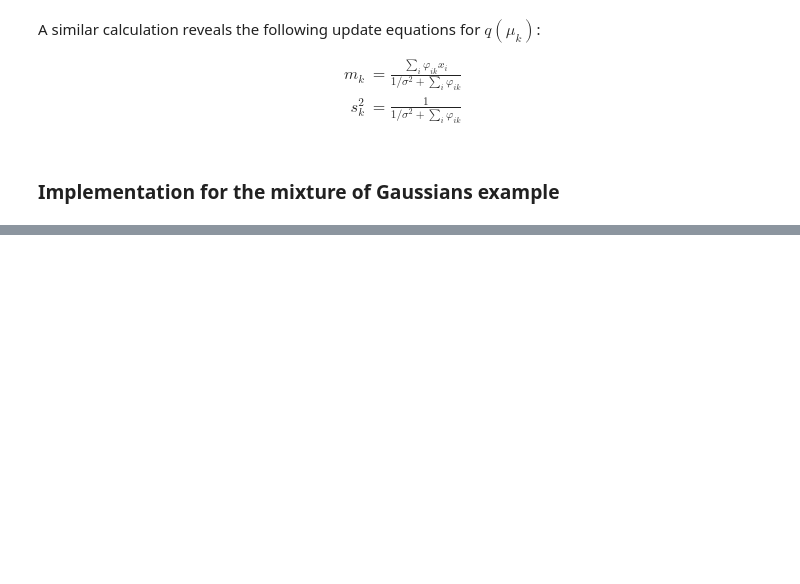
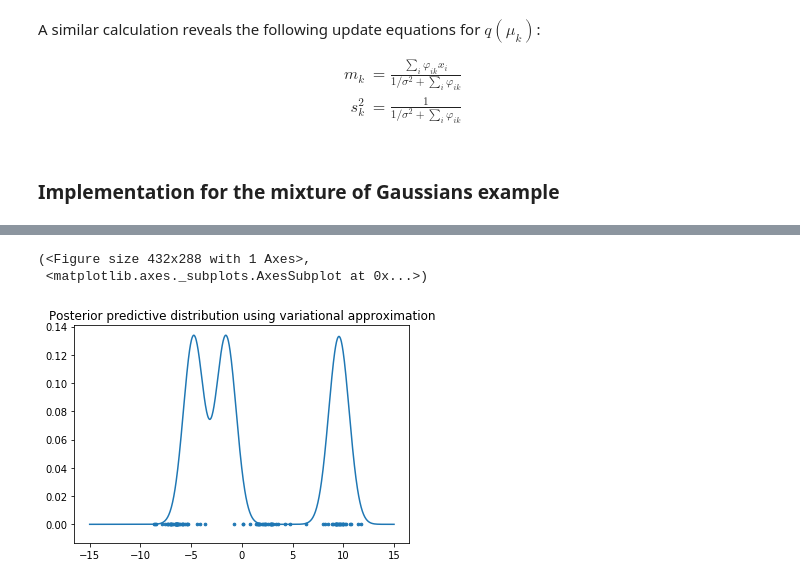
Before and after one commit to mbarsbey/Eigenfaces-basisfaces, a Jupyter notebook: variational-inference.ipynb, the cells around one changed output, grey strips where cells are left out. Saved outputs shown, nothing was run; the diff lists cells and outputs as text; code cells hidden in the pictures; blank space fills up the shorter version.

Commit message:
log predictive completed. elbo to do

```diff
--- a/variational-inference.ipynb
+++ b/variational-inference.ipynb
@@ -254,0 +286,19 @@ plot_mog(x,  means, N)
+# %%
+#initializing the parameters for the variational distributions
+varphi = np.random.rand(N, K)
+varphi = normalize(varphi)
+m = np.random.uniform(-1, 1, size=K)
+s = np.repeat(1, K)
+# %%
+n_epochs = 100
+print("Average log predictive by epochs:")
+for t in range(n_epochs):
+    #component assignments
+    for i in range(N):
+        for k in range(K):
+            varphi[i, k] = np.exp((m[k]*x[i] - m[k]**2)/2)
+    varphi = normalize(varphi)
+    for k in range(K):
+        m[k] = ((varphi[:,k]*x).sum())/((1/sigma_0) + varphi.sum(axis=0)[k])
+        s[k] = 1/((1/sigma_0) + varphi.sum(axis=0)[k])
+    print(avg_log_predictive(x, N, K, m))
@@ -254,0 +323,6 @@ plot_mog(x,  means, N)
+# %%
+fig, ax = plot_predictive(x, K, m, title="Posterior predictive distribution using variational approximation")
+# %% [output]
+(<Figure size 432x288 with 1 Axes>,
+ <matplotlib.axes._subplots.AxesSubplot at 0x...>)
+[figure, added]
```
Also changed, not shown: parts of 7 cells of this notebook.
